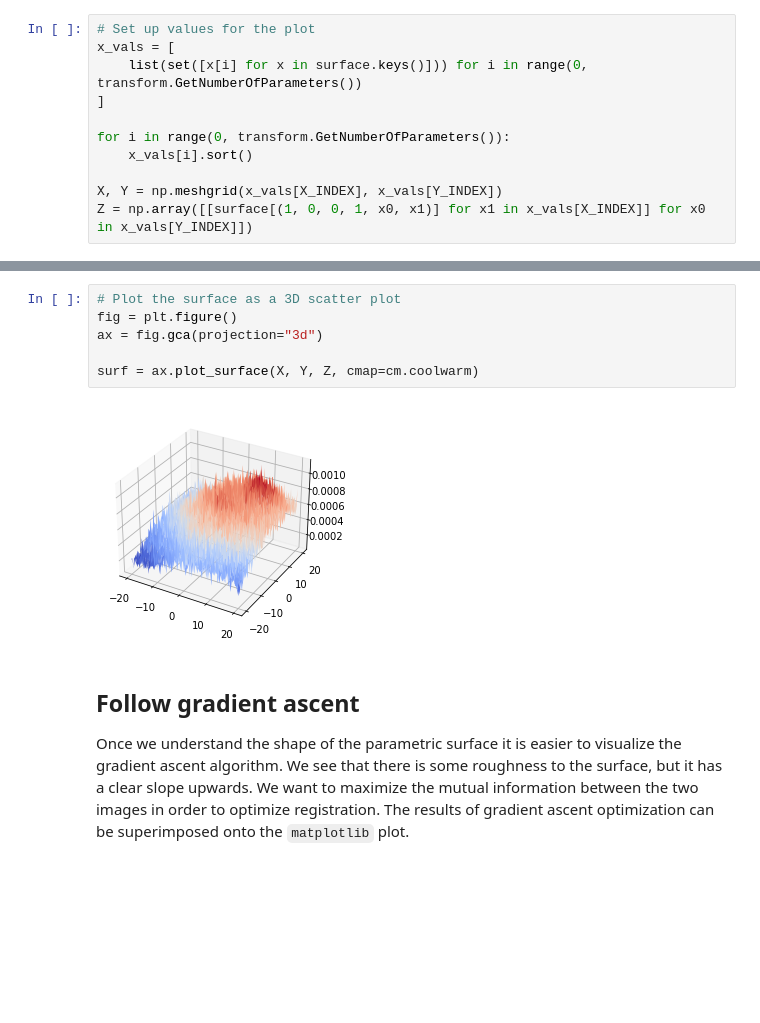
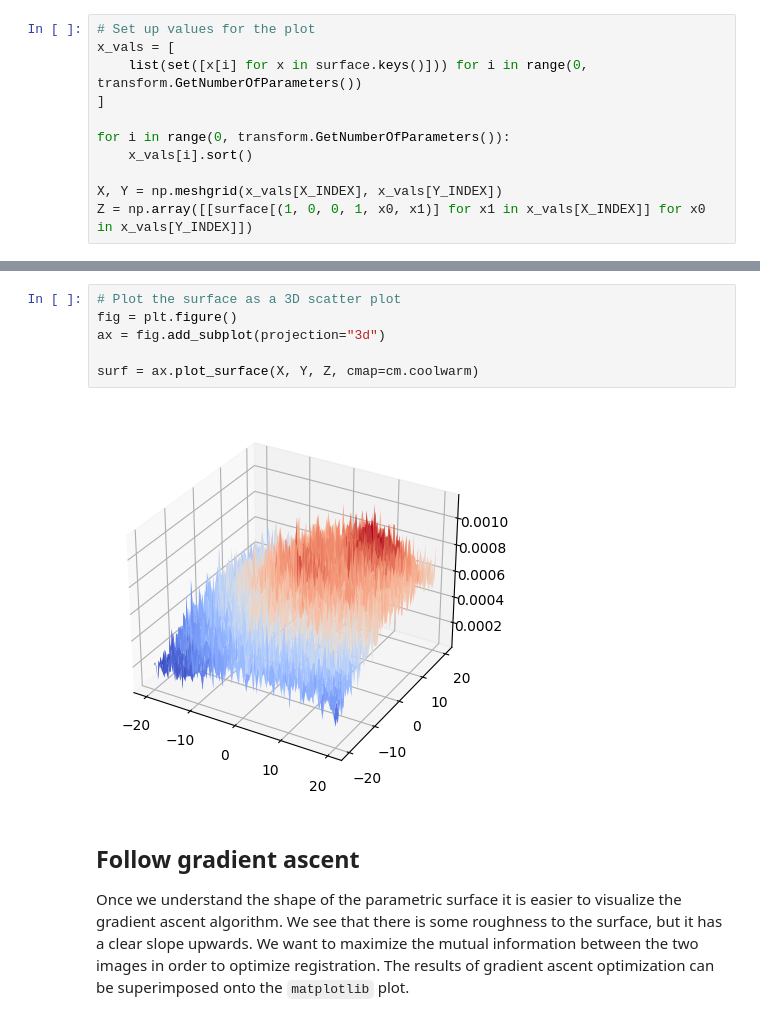
Before and after one commit to InsightSoftwareConsortium/ITKSphinxExamples, a Jupyter notebook: src/Core/Transform/MutualInformationAffine/MutualInformationAffine.ipynb, the cells around one changed output, grey strips where cells are left out. Drawn from its saved outputs; the diff is of its cells as text; blank space fills up the shorter version.

```diff
--- a/src/Core/Transform/MutualInformationAffine/MutualInformationAffine.ipynb
+++ b/src/Core/Transform/MutualInformationAffine/MutualInformationAffine.ipynb
@@ -167,11 +180,11 @@ ax.plot(min_position[X_INDEX], min_position[Y_INDEX], "kv")
 # %%
 # Plot the surface as a 3D scatter plot
 fig = plt.figure()
-ax = fig.gca(projection="3d")
+ax = fig.add_subplot(projection="3d")
 
 surf = ax.plot_surface(X, Y, Z, cmap=cm.coolwarm)
 # %% [output]
-[figure, old version]
+[figure, new version]
 # %% [markdown]
 ## Follow gradient ascent
 
```
Also changed, not shown: parts of 11 cells of this notebook, 3 other files.
